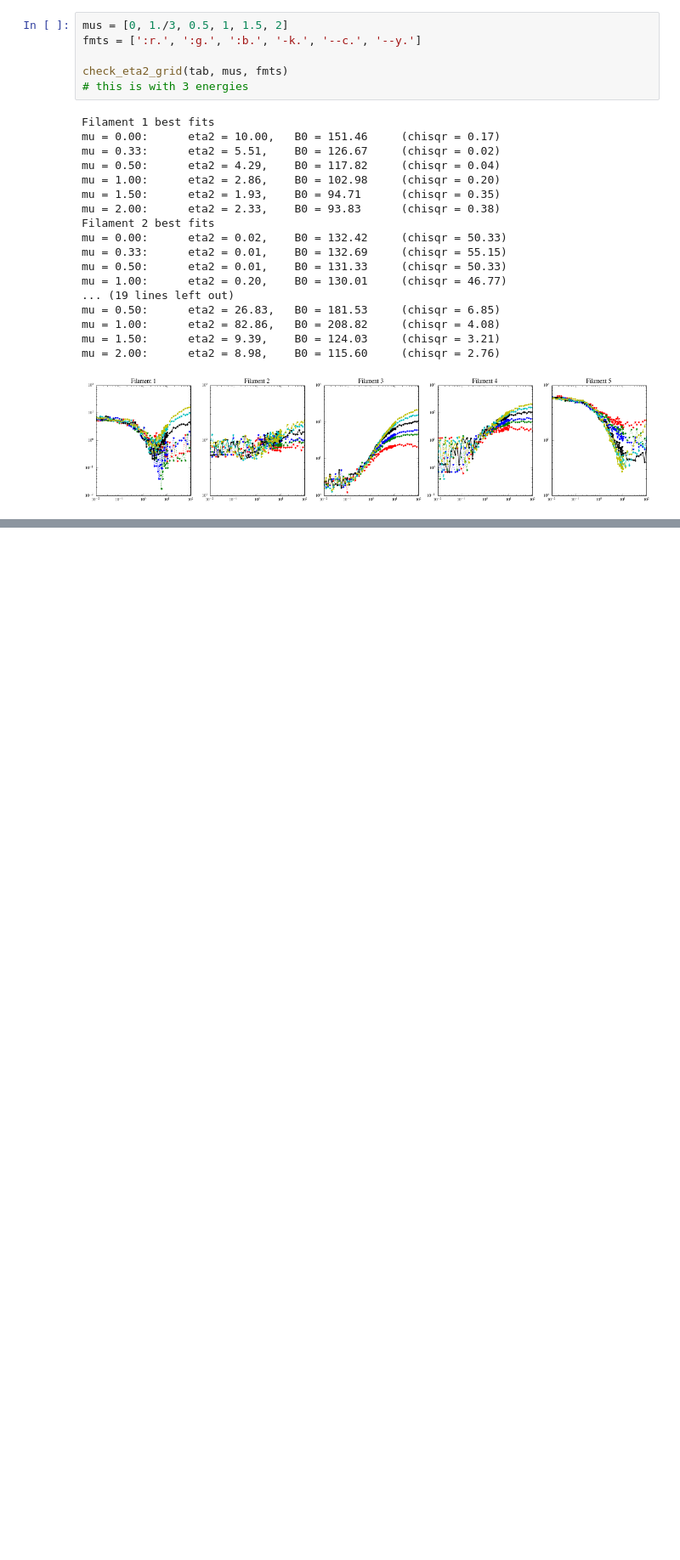
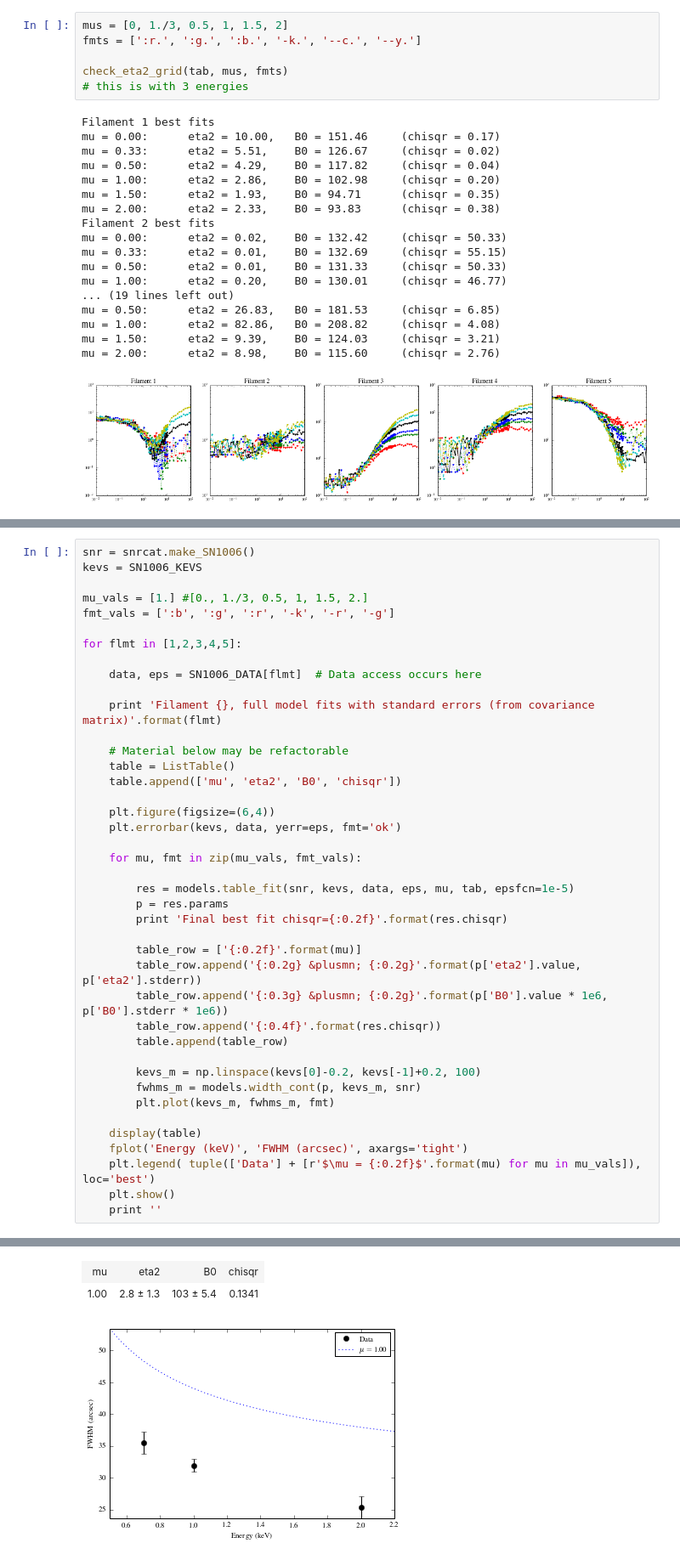
Before and after one commit to aarontran/snr-filaments, a Jupyter notebook: code-models/sn1006-fit-tables.ipynb, the cells around one changed output, grey strips where cells are left out. Shown at 85% size. Drawn from its saved outputs; the diff is of its cells as text; blank space fills up the shorter version.

```diff
--- a/code-models/sn1006-fit-tables.ipynb
+++ b/code-models/sn1006-fit-tables.ipynb
@@ -367,0 +627,42 @@ def check_eta2_grid(tab, mu_vals, fmt_vals):
+# %%
+snr = snrcat.make_SN1006()
+kevs = SN1006_KEVS
+
+mu_vals = [1.] #[0., 1./3, 0.5, 1, 1.5, 2.]
+fmt_vals = [':b', ':g', ':r', '-k', '-r', '-g']
+
+for flmt in [1,2,3,4,5]:
+
+    data, eps = SN1006_DATA[flmt]  # Data access occurs here
+
+    print 'Filament {}, full model fits with standard errors (from covariance matrix)'.format(flmt)
+
+    # Material below may be refactorable
+    table = ListTable()
+    table.append(['mu', 'eta2', 'B0', 'chisqr'])
+
+    plt.figure(figsize=(6,4))
+    plt.errorbar(kevs, data, yerr=eps, fmt='ok')
+
+    for mu, fmt in zip(mu_vals, fmt_vals):
+
+        res = models.table_fit(snr, kevs, data, eps, mu, tab, epsfcn=1e-5)
+        p = res.params
+        print 'Final best fit chisqr={:0.2f}'.format(res.chisqr)
+
+        table_row = ['{:0.2f}'.format(mu)]
+        table_row.append('{:0.2g} &plusmn; {:0.2g}'.format(p['eta2'].value, p['eta2'].stderr))
+        table_row.append('{:0.3g} &plusmn; {:0.2g}'.format(p['B0'].value * 1e6, p['B0'].stderr * 1e6))
+        table_row.append('{:0.4f}'.format(res.chisqr))
+        table.append(table_row)
+
+        kevs_m = np.linspace(kevs[0]-0.2, kevs[-1]+0.2, 100)
+        fwhms_m = models.width_cont(p, kevs_m, snr)
+        plt.plot(kevs_m, fwhms_m, fmt)
+
+    display(table)
+    fplot('Energy (keV)', 'FWHM (arcsec)', axargs='tight')
+    plt.legend( tuple(['Data'] + [r'$\mu = {:0.2f}$'.format(mu) for mu in mu_vals]), loc='best')
+    plt.show()
+    print ''
+# %% [output]
@@ -367,0 +687,3 @@ def check_eta2_grid(tab, mu_vals, fmt_vals):
+| mu | eta2 | B0 | chisqr |
+| 1.00 | 2.8 ± 1.3 | 103 ± 5.4 | 0.1341 |
+[figure, added]
```
Also changed, not shown: parts of 32 cells of this notebook, 8 other files.
